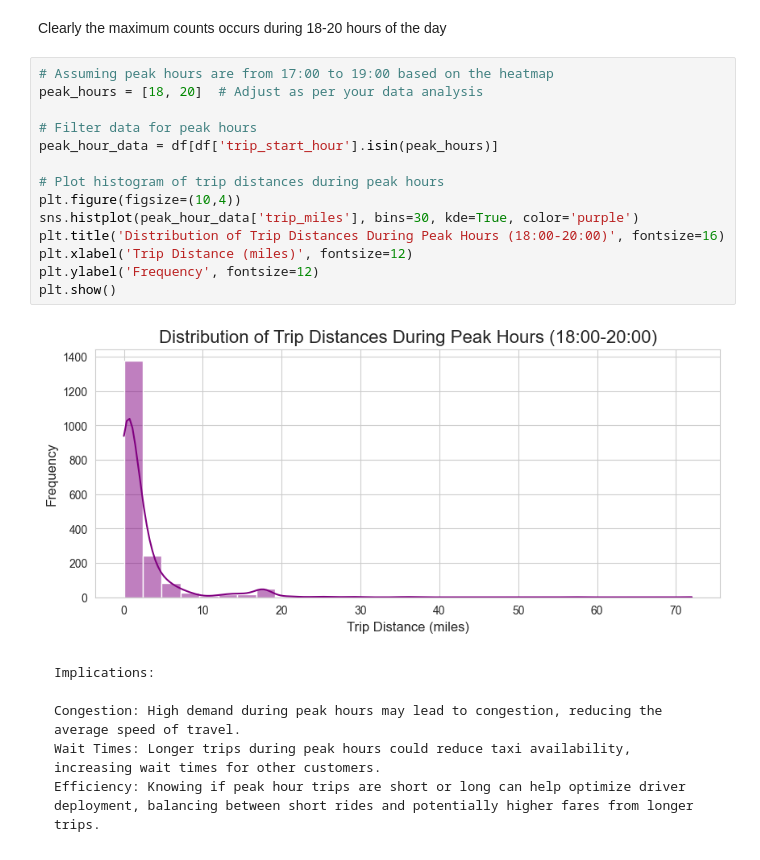
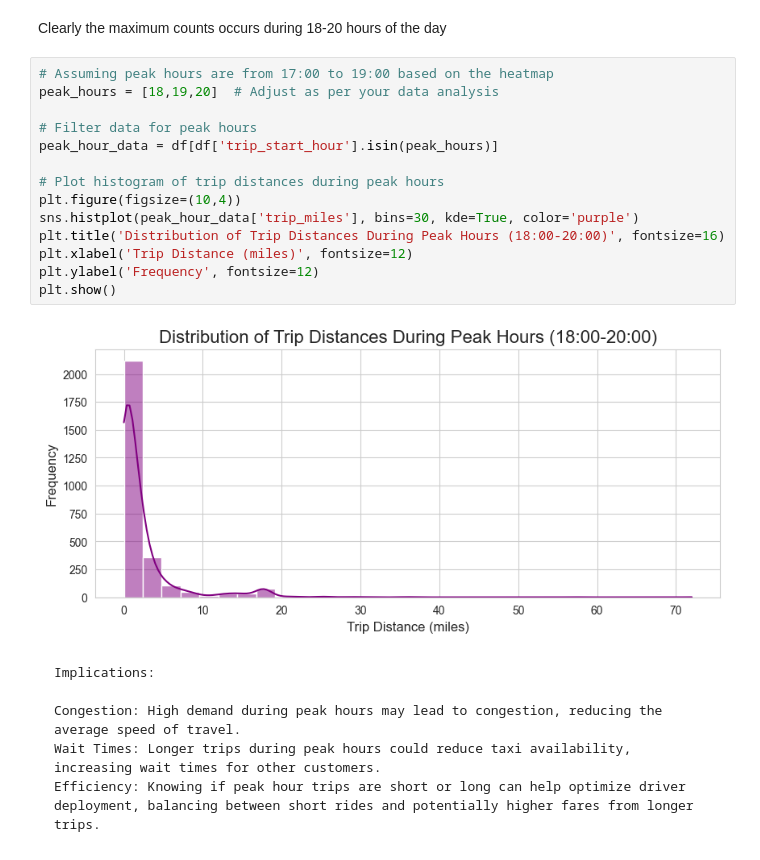
Before and after one commit to MalayKedia/CS215_assignments, a Jupyter notebook: Assignment5/Q2.ipynb, the cells around one changed output. Drawn from its saved outputs; the diff is of its cells as text.

````diff
--- a/Assignment5/Q2.ipynb
+++ b/Assignment5/Q2.ipynb
@@ -113,20 +113,20 @@ plt.show()
 Clearly the maximum counts occurs during 18-20 hours of the day
 # %%
 # Assuming peak hours are from 17:00 to 19:00 based on the heatmap
-peak_hours = [18, 20]  # Adjust as per your data analysis
+peak_hours = [18,19,20]  # Adjust as per your data analysis
 
 # Filter data for peak hours
 peak_hour_data = df[df['trip_start_hour'].isin(peak_hours)]
 
 # Plot histogram of trip distances during peak hours
 plt.figure(figsize=(10,4))
 sns.histplot(peak_hour_data['trip_miles'], bins=30, kde=True, color='purple')
 plt.title('Distribution of Trip Distances During Peak Hours (18:00-20:00)', fontsize=16)
 plt.xlabel('Trip Distance (miles)', fontsize=12)
 plt.ylabel('Frequency', fontsize=12)
 plt.show()
 # %% [output]
-[figure, old version]
+[figure, new version]
 # %% [markdown]
 ```
 Implications:
````
Also changed, not shown: parts of 2 cells of this notebook, 1 other file.
